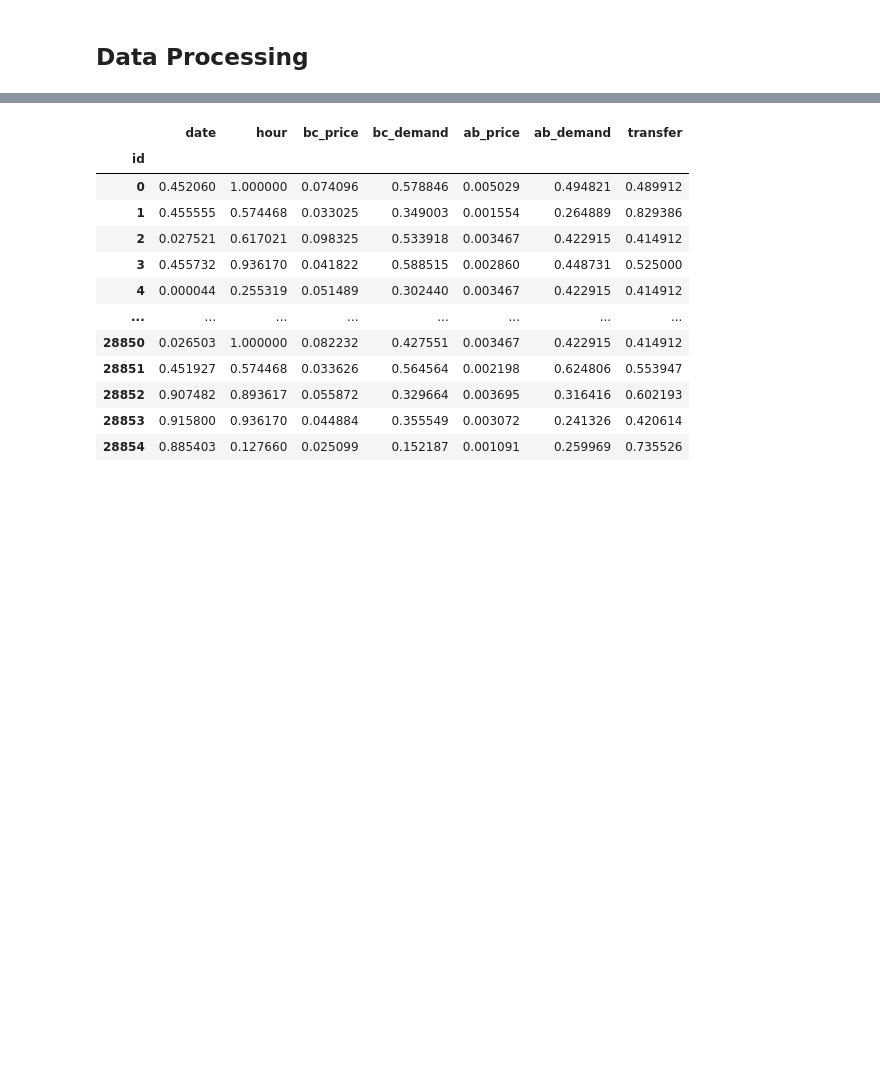
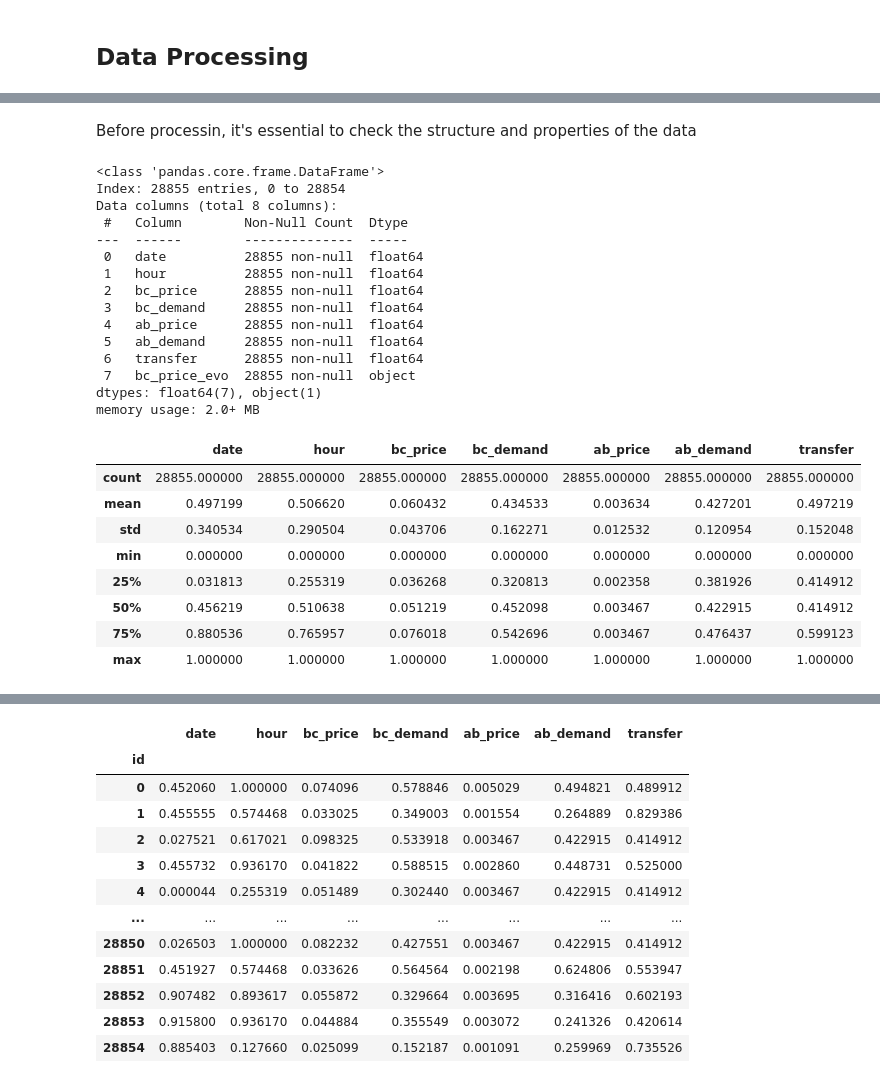
Before and after one commit to hexplosif/4IF-MACHINE-LEARNING, a Jupyter notebook: notebook/Classification.ipynb, the cells around one changed output, grey strips where cells are left out. Drawn from its saved outputs; the diff is of its cells as text; code cells hidden in the pictures; blank space fills up the shorter version.

```diff
--- a/notebook/Classification.ipynb
+++ b/notebook/Classification.ipynb
@@ -36,0 +96,30 @@ df_train_raw
+# %% [markdown]
+Before processin,  it's essential to check the structure and properties of the data
+# %%
+df_train_raw.info()
+df_train_raw.describe()
+# %% [output]
+<class 'pandas.core.frame.DataFrame'>
+Index: 28855 entries, 0 to 28854
+Data columns (total 8 columns):
+ #   Column        Non-Null Count  Dtype
+---  ------        --------------  -----
+ 0   date          28855 non-null  float64
+ 1   hour          28855 non-null  float64
+ 2   bc_price      28855 non-null  float64
+ 3   bc_demand     28855 non-null  float64
+ 4   ab_price      28855 non-null  float64
+ 5   ab_demand     28855 non-null  float64
+ 6   transfer      28855 non-null  float64
+ 7   bc_price_evo  28855 non-null  object
+dtypes: float64(7), object(1)
+memory usage: 2.0+ MB
+|  | date | hour | bc_price | bc_demand | ab_price | ab_demand | transfer |
+| count | 28855.000000 | 28855.000000 | 28855.000000 | 28855.000000 | 28855.000000 | 28855.000000 | 28855.000000 |
+| mean | 0.497199 | 0.506620 | 0.060432 | 0.434533 | 0.003634 | 0.427201 | 0.497219 |
+| std | 0.340534 | 0.290504 | 0.043706 | 0.162271 | 0.012532 | 0.120954 | 0.152048 |
+| min | 0.000000 | 0.000000 | 0.000000 | 0.000000 | 0.000000 | 0.000000 | 0.000000 |
+| 25% | 0.031813 | 0.255319 | 0.036268 | 0.320813 | 0.002358 | 0.381926 | 0.414912 |
+| 50% | 0.456219 | 0.510638 | 0.051219 | 0.452098 | 0.003467 | 0.422915 | 0.414912 |
+| 75% | 0.880536 | 0.765957 | 0.076018 | 0.542696 | 0.003467 | 0.476437 | 0.599123 |
+| max | 1.000000 | 1.000000 | 1.000000 | 1.000000 | 1.000000 | 1.000000 | 1.000000 |
```
Also changed, not shown: parts of 21 cells of this notebook, 1 other file.
